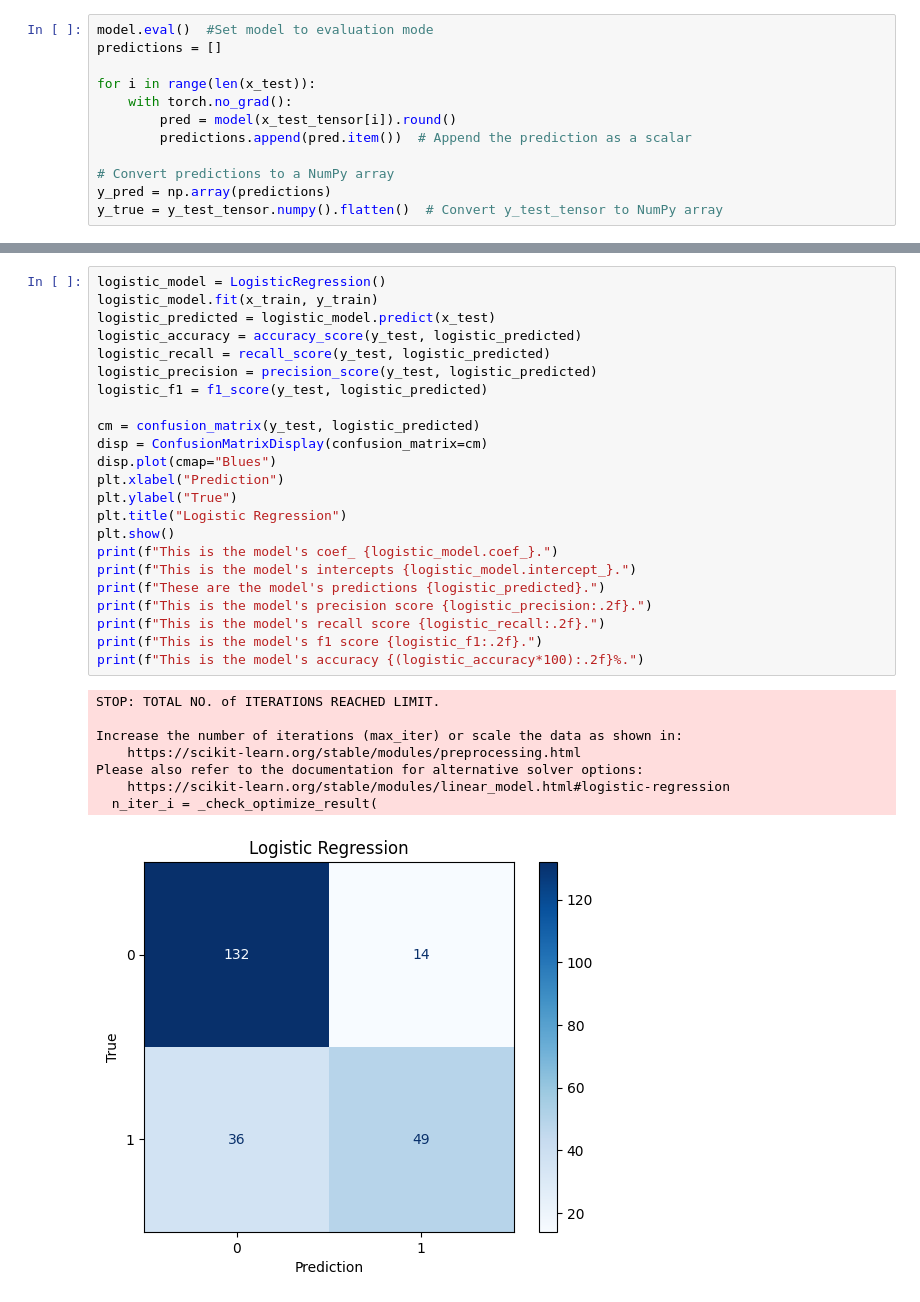
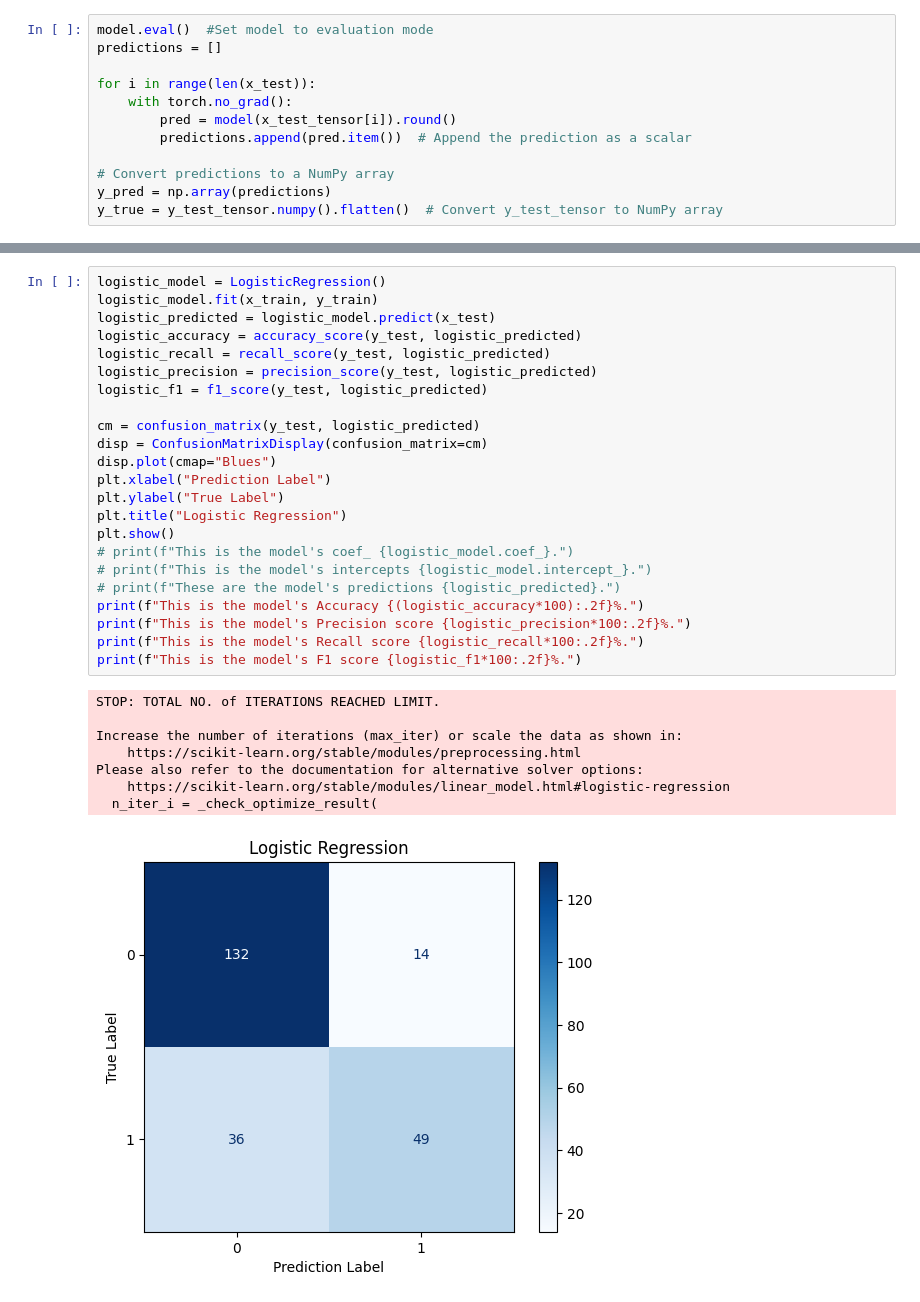
Before and after one commit to rmbv14/CSCI_111_Final_Project, a Jupyter notebook: supervised_1.ipynb, the cells around one changed output, grey strips where cells are left out. Saved outputs shown, nothing was run; the diff lists cells and outputs as text.

```diff
--- a/supervised_1.ipynb
+++ b/supervised_1.ipynb
@@ -171,32 +164,32 @@ dot.render('neural_network_architecture')
 # %%
 logistic_model = LogisticRegression()
 logistic_model.fit(x_train, y_train)
 logistic_predicted = logistic_model.predict(x_test)
 logistic_accuracy = accuracy_score(y_test, logistic_predicted)
 logistic_recall = recall_score(y_test, logistic_predicted)
 logistic_precision = precision_score(y_test, logistic_predicted)
 logistic_f1 = f1_score(y_test, logistic_predicted)
 
 cm = confusion_matrix(y_test, logistic_predicted)
 disp = ConfusionMatrixDisplay(confusion_matrix=cm)
 disp.plot(cmap="Blues")
-plt.xlabel("Prediction")
-plt.ylabel("True")
+plt.xlabel("Prediction Label")
+plt.ylabel("True Label")
 plt.title("Logistic Regression")
 plt.show()
-print(f"This is the model's coef_ {logistic_model.coef_}.")
-print(f"This is the model's intercepts {logistic_model.intercept_}.")
-print(f"These are the model's predictions {logistic_predicted}.")
-print(f"This is the model's precision score {logistic_precision:.2f}.")
-print(f"This is the model's recall score {logistic_recall:.2f}.")
-print(f"This is the model's f1 score {logistic_f1:.2f}.")
-print(f"This is the model's accuracy {(logistic_accuracy*100):.2f}%.")
+# print(f"This is the model's coef_ {logistic_model.coef_}.")
+# print(f"This is the model's intercepts {logistic_model.intercept_}.")
+# print(f"These are the model's predictions {logistic_predicted}.")
+print(f"This is the model's Accuracy {(logistic_accuracy*100):.2f}%.")
+print(f"This is the model's Precision score {logistic_precision*100:.2f}%.")
+print(f"This is the model's Recall score {logistic_recall*100:.2f}%.")
+print(f"This is the model's F1 score {logistic_f1*100:.2f}%.")
 # %% [output]
 STOP: TOTAL NO. of ITERATIONS REACHED LIMIT.
 
 Increase the number of iterations (max_iter) or scale the data as shown in:
     https://scikit-learn.org/stable/modules/preprocessing.html
 Please also refer to the documentation for alternative solver options:
     https://scikit-learn.org/stable/modules/linear_model.html#logistic-regression
   n_iter_i = _check_optimize_result(
-[figure, old version]
+[figure, new version]
```
Also changed, not shown: parts of 5 cells of this notebook, 17 other files.
